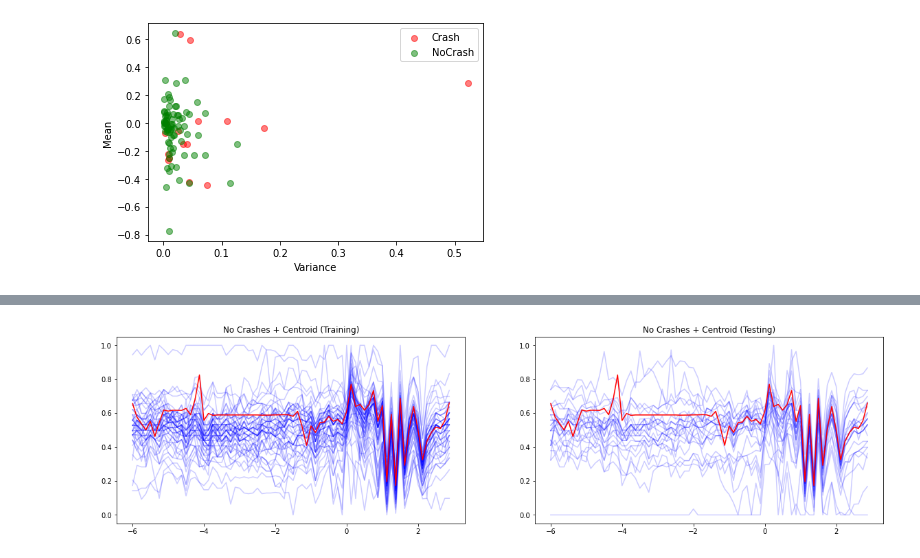
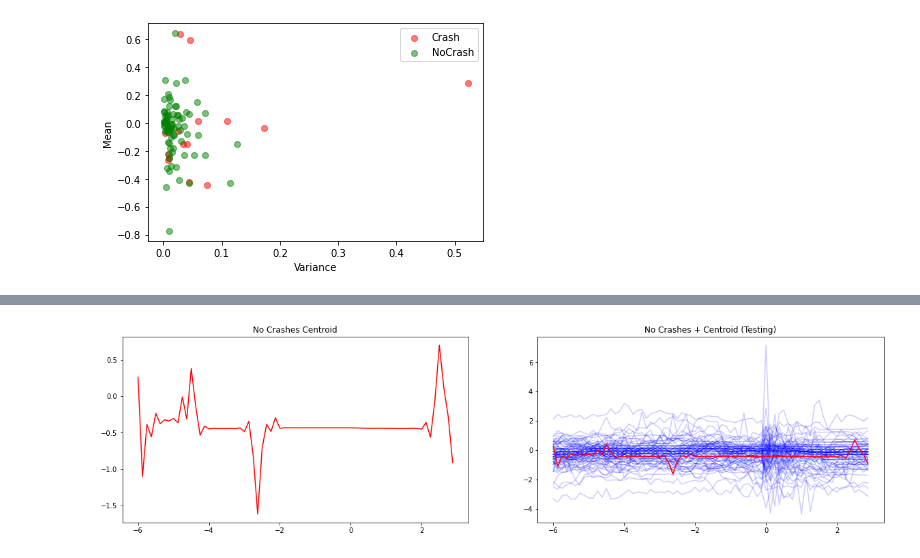
Before and after one commit to cwhite098/MDM3_Project1_Quartix, a Jupyter notebook: visualise.ipynb, the cells around one changed output, grey strips where cells are left out. Drawn from its saved outputs; the diff is of its cells as text; code cells hidden in the pictures.

Commit message:
added standardization/normalisation and neatened the code, got a test accuracy of 80% with KMeans

```diff
--- a/visualise.ipynb
+++ b/visualise.ipynb
@@ -129,6 +129,13 @@ for i in range(len(all_data)):
         all_data[i][3] = 1
     else:
         all_data[i][3] = 0
+
+# Read all the data and put it in one list
+df_uncategorised = pd.read_json('data/uncategorised.json')
+all_data_uncat = []
+for i in range(len(df_uncategorised)):
+    data = get_data('data/uncategorised.json', i)
+    all_data_uncat.append(data)
 # %%
 def get_stats(X):
     # Function that gets the means and variances for the tilts of each axis for each crash
@@ -169,6 +176,18 @@ def get_stats(X):
 all_data = np.array(all_data)
 y = all_data[:,3]
 X = all_data[:,2]
+
+all_data_uncat = np.array(all_data_uncat)
+y_uncat = all_data_uncat[:,3]
+X_uncat = all_data_uncat[:,2]
+
+X_new_uncat = []
+for element in range(len(X_uncat)):
+    df = X_uncat[element]
+    array = df.iloc[:,1:].to_numpy()
+    X_new_uncat.append(array)
+# X is now a list of arrays containing the 8hz tilt data
+X_uncat = np.asarray(X_new_uncat)
 
 X_new = []
 for element in range(len(X)):
@@ -236,37 +255,58 @@ plt.show()
 from tslearn.clustering import TimeSeriesKMeans
 from sklearn.model_selection import train_test_split
 from sklearn.metrics import confusion_matrix, accuracy_score
+from sktime.transformations.panel.summarize import RandomIntervalFeatureExtractor
+from sklearn.preprocessing import StandardScaler
+from math import sqrt
 
 # Time series clustering
 # Get x tilts as first test of clustering
-X_xtilts=np.empty([72,len(X)])
-for i in range(len(X)):
-    X_xtilts[:,i] = X[i][:,0]
 
-# normalise the data
-for i in range(len(X_xtilts)):
-    X_xtilts[i] = (X_xtilts[i]-X_xtilts[i].min())/(X_xtilts[i].max()-X_xtilts[i].min())
+def prep_for_cluster(X, axis_number, norm=False, stan=False):
 
-# Split into training and testing data
-X_train, X_test, y_train, y_test = train_test_split(np.transpose(X_xtilts), y, test_size=0.33, random_state=42)
+    X_xtilts=np.empty([72,len(X)])
+    for i in range(len(X)):
+        X_xtilts[:,i] = X[i][:,axis_number]
+
+    X_xtilts_uncat=np.empty([72,len(X_uncat)])
+    for i in range(len(X_uncat)):
+        X_xtilts_uncat[:,i] = X_uncat[i][:,axis_number]
+
+    X_xtilts = np.transpose(X_xtilts)
+    X_xtilts_uncat = np.transpose(X_xtilts_uncat)
+
+    # normalise the data
+    if norm==True:
+        for i in range(len(X_xtilts)):
+            X_xtilts[i] = (X_xtilts[i]-X_xtilts[i].min())/(X_xtilts[i].max()-X_xtilts[i].min())
+        for i in range(len(X_xtilts_uncat)):
+            X_xtilts_uncat[i] = (X_xtilts_uncat[i]-X_xtilts_uncat[i].min())/(X_xtilts_uncat[i].max()-X_xtilts_uncat[i].min())
+
+    X_train = X_xtilts_uncat
+    X_test = X_xtilts
+
+    if stan==True:
+        # standardise the data
+        scaler = StandardScaler()
+        scaler = scaler.fit(X_train)
+        X_train = scaler.transform(X_train)
+        X_test = scaler.transform(X_test)
+
+    return X_train, X_test
+
+y_test = y
+X_train, X_test = prep_for_cluster(X, 0, stan=True)
 
 # Compute clusters
-km = TimeSeriesKMeans(n_clusters=2, max_iter=5, metric="dtw", random_state=0).fit(X_train)
+km = TimeSeriesKMeans(n_clusters=2, max_iter=10, metric="dtw", random_state=0).fit(X_train)
 
 # Make predictions
 test_predictions = km.predict(X_test)
-train_predictions = km.predict(X_train)
 
 # Print accuracies and confusion matrices
 print(confusion_matrix(y_test.astype(int), test_predictions))
 test_acc = accuracy_score(y_test.astype(int), test_predictions)
 print('Accuracy on test set: '+ str(test_acc*100))
-print(confusion_matrix(y_train.astype(int), train_predictions))
-train_acc = accuracy_score(y_train.astype(int), train_predictions)
-print('Accuracy on training set: '+ str(train_acc*100))
-
-X_train_crash = X_train[y_train.nonzero()]
-X_train_nocrash = X_train[((y_train-1)*-1).nonzero()]
 
 X_test_crash = X_test[y_test.nonzero()]
 X_test_nocrash = X_test[((y_test-1)*-1).nonzero()]
@@ -277,10 +317,8 @@ linspace_1 = np.linspace(-6, 2.875, 72)
 # Crash data
 plt.figure(figsize=(20,5))
 plt.subplot(1,2,1)
-for i in range(len(X_train_crash)):
-    plt.plot(linspace_1, X_train_crash[i], color='blue', alpha=0.2)
 plt.plot(linspace_1, centroids[1], color='red', label='Crash')
-plt.title('Crashes + Centroid (Training)')
+plt.title('Crashes Centroid')
 plt.subplot(1,2,2)
 for i in range(len(X_test_crash)):
     plt.plot(linspace_1, X_test_crash[i], color='blue', alpha=0.2)
@@ -291,10 +329,8 @@ plt.show()
 # No crash data
 plt.figure(figsize=(20,5))
 plt.subplot(1,2,1)
-for i in range(len(X_train_nocrash)):
-    plt.plot(linspace_1, X_train_nocrash[i], color='blue', alpha=0.2)
 plt.plot(linspace_1, centroids[0], color='red', label='No Crash')
-plt.title('No Crashes + Centroid (Training)')
+plt.title('No Crashes Centroid')
 plt.subplot(1,2,2)
 for i in range(len(X_test_nocrash)):
     plt.plot(linspace_1, X_test_nocrash[i], color='blue', alpha=0.2)
@@ -308,6 +344,6 @@ plt.plot(linspace_1, centroids[0], color='green', label='No Crash')
 plt.legend(loc='best'), plt.title('Centroids')
 plt.show()
 
-#[TP, FP]
-#[FN, TN]
+#[TN, FP]
+#[FN, TP]
 # %% [output]
@@ -321 +354 @@ Accuracy on training set: 69.84126984126983
-[figure, old version]
+[figure, new version]
```
Also changed, not shown: parts of 3 cells of this notebook.
